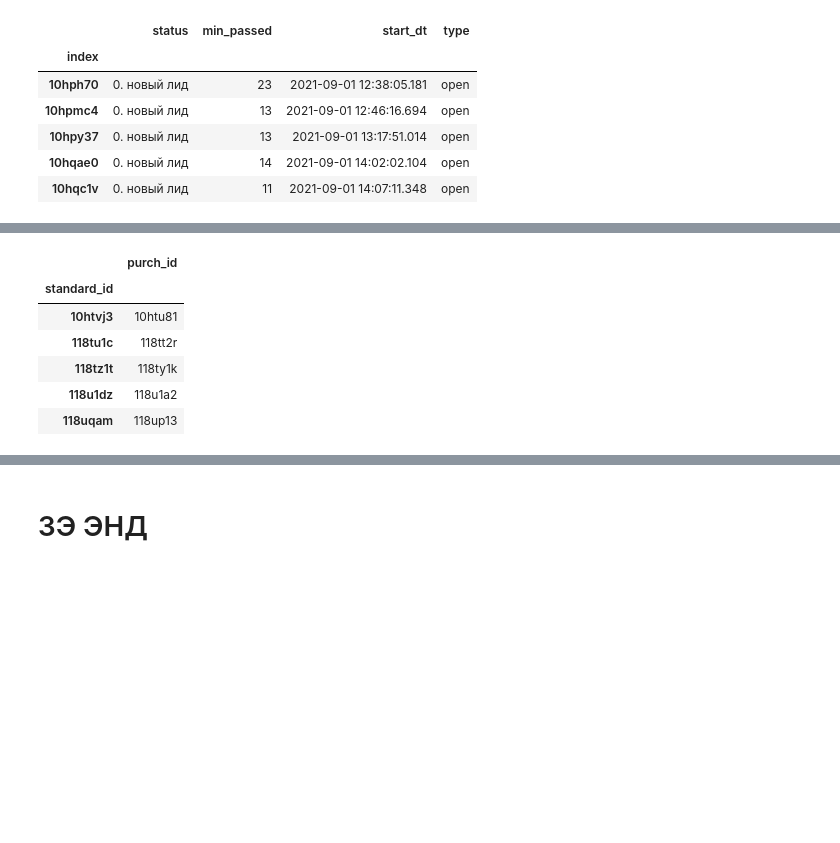
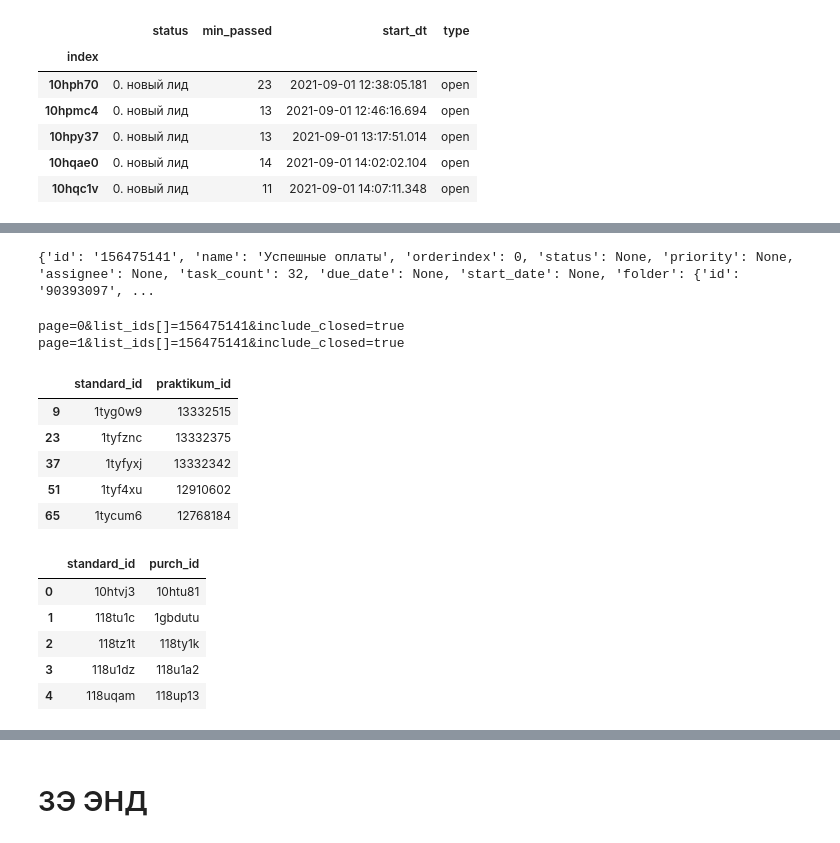
Before and after one commit to pilyavetsb/ClickUp-API-Wrapper, a Jupyter notebook: ClickUpDataLoader.ipynb, the cells around one changed output, grey strips where cells are left out. Cells and saved outputs as stored; diff of their text form; code cells hidden in the pictures; blank space fills up the shorter version.

```diff
--- a/ClickUpDataLoader.ipynb
+++ b/ClickUpDataLoader.ipynb
@@ -330,16 +348,40 @@ parent.head()
+# %%
+# получаем инфу о списке покупок по новому флоу
+purch_list_new = test_class.get_list_by_name_and_space_id(space_id=space['id'], name='Успешные оплаты')
+print(purch_list_new)
+# %% [output]
+{'id': '156475141', 'name': 'Успешные оплаты', 'orderindex': 0, 'status': None, 'priority': None, 'assignee': None, 'task_count': 32, 'due_date': None, 'start_date': None, 'folder': {'id': '90393097', ...
+# %%
+# забираем все таски из этого списка
+new_flow_purchases = test_class.get_all_tasks(team_id='4514698', include_closed=True, list_ids = [purch_list_new['id']])
+# %% [output]
+page=0&list_ids[]=156475141&include_closed=true
+page=1&list_ids[]=156475141&include_closed=true
+# %%
+# Соберем инфу в датафрейм и оставим релевантные столбцы
+new_flow_df = df_getter(new_flow_purchases, record_path='custom_fields', meta=['id', ['status', 'status']],meta_prefix='standard_')
+new_flow_df = new_flow_df[(new_flow_df['name']=='id ребенка в админке') & (new_flow_df['standard_status.status']!='тестовый')]
+new_flow_df = new_flow_df[['standard_id', 'value']].rename(columns={'value': 'praktikum_id'})
+new_flow_df.head()
+# %% [output]
+|  | standard_id | praktikum_id |
+| 9 | 1tyg0w9 | 13332515 |
+| 23 | 1tyfznc | 13332375 |
+| 37 | 1tyfyxj | 13332342 |
+| 51 | 1tyf4xu | 12910602 |
+| 65 | 1tycum6 | 12768184 |
 # %%
-#проделываем то же самое для столбца со ссылкой на купленные пакеты
+#проделываем то же самое для столбца со ссылкой на купленные пакеты по старому флоу
 packages = df2['купленные пакеты'].explode().apply(pd.Series).add_prefix("purch_")
-packages = packages[['purch_id']]
+packages = packages[['purch_id']].reset_index()
 packages.head()
 # %% [output]
-|  | purch_id |
-| standard_id |  |
-| 10htvj3 | 10htu81 |
-| 118tu1c | 118tt2r |
-| 118tz1t | 118ty1k |
-| 118u1dz | 118u1a2 |
-| 118uqam | 118up13 |
+|  | standard_id | purch_id |
+| 0 | 10htvj3 | 10htu81 |
+| 1 | 118tu1c | 1gbdutu |
+| 2 | 118tz1t | 118ty1k |
+| 3 | 118u1dz | 118u1a2 |
+| 4 | 118uqam | 118up13 |
 # %%
 #получаем инфу о списке покупок в кликапе
 purch_list = test_class.get_list_by_name_and_space_id(space_id=space['id'], name='Заявки на покупку')
```
Also changed, not shown: parts of 18 cells of this notebook.
